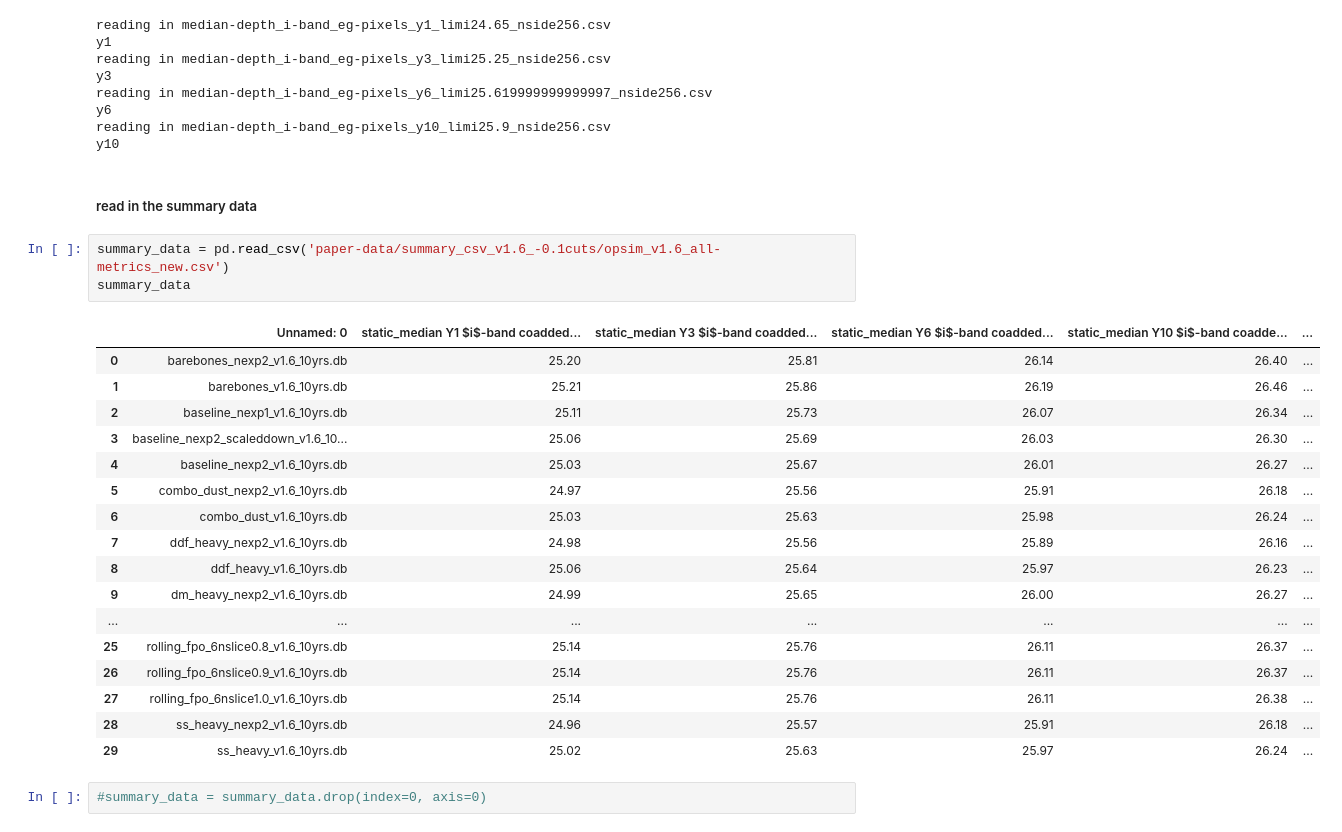
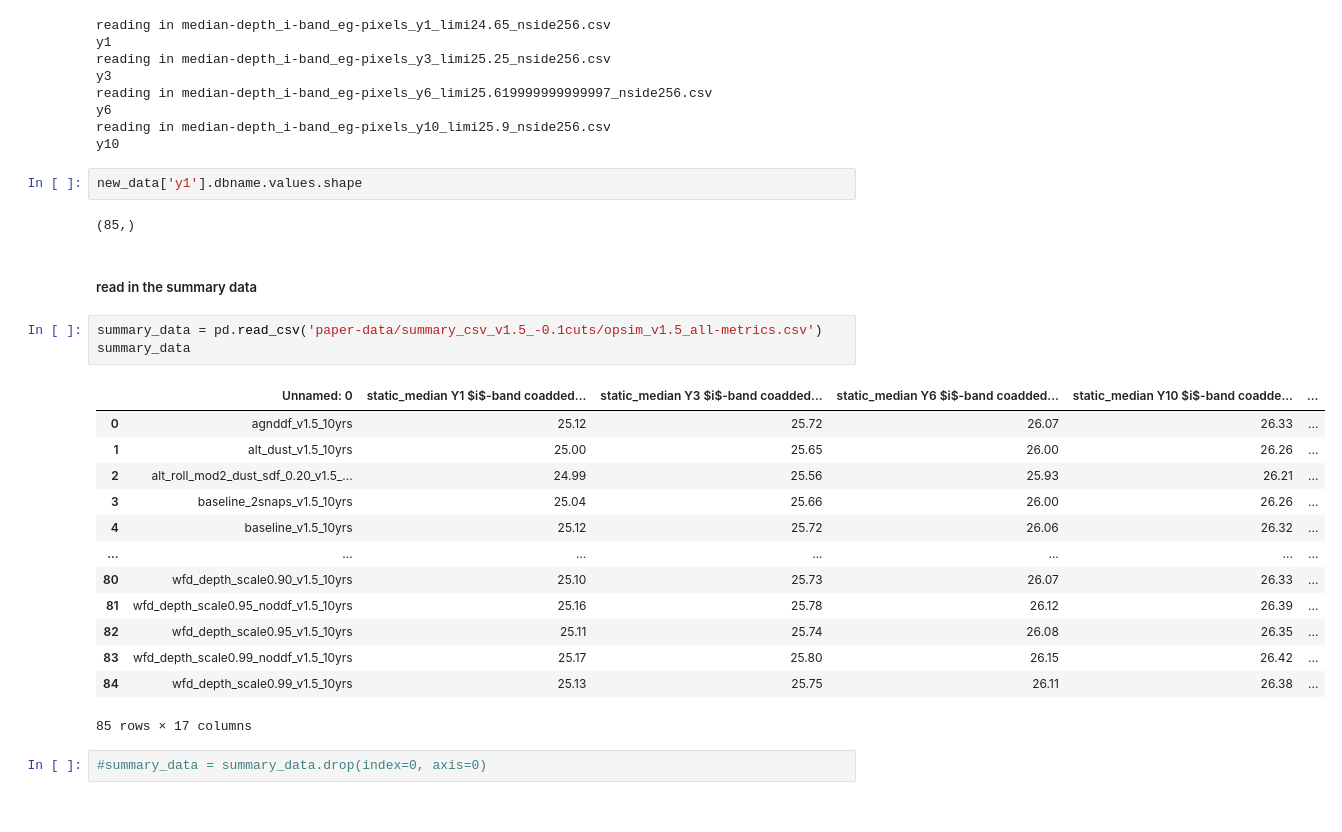
Before and after one commit to LSSTDESC/ObsStrat, a Jupyter notebook: postwp/paper_data_exgalm5-related.ipynb, the cells around one changed output. Drawn from its saved outputs; the diff is of its cells as text.

```diff
--- a/postwp/paper_data_exgalm5-related.ipynb
+++ b/postwp/paper_data_exgalm5-related.ipynb
@@ -60,29 +60,29 @@ reading in median-depth_i-band_eg-pixels_y6_limi25.619999999999997_nside256.csv
 y6
 reading in median-depth_i-band_eg-pixels_y10_limi25.9_nside256.csv
 y10
+# %%
+new_data['y1'].dbname.values.shape
+# %% [output]
+(85,)
 # %% [markdown]
 ##### read in the summary data
 # %%
-summary_data = pd.read_csv('paper-data/summary_csv_v1.6_-0.1cuts/opsim_v1.6_all-metrics_new.csv')
+summary_data = pd.read_csv('paper-data/summary_csv_v1.5_-0.1cuts/opsim_v1.5_all-metrics.csv')
 summary_data
 # %% [output]
 |  | Unnamed: 0 | static_median Y1 $i$-band coadded... | static_median Y3 $i$-band coadded... | static_median Y6 $i$-band coadded... | static_median Y10 $i$-band coadde... | ... |
-| 0 | barebones_nexp2_v1.6_10yrs.db | 25.20 | 25.81 | 26.14 | 26.40 | ... |
-| 1 | barebones_v1.6_10yrs.db | 25.21 | 25.86 | 26.19 | 26.46 | ... |
-| 2 | baseline_nexp1_v1.6_10yrs.db | 25.11 | 25.73 | 26.07 | 26.34 | ... |
-| 3 | baseline_nexp2_scaleddown_v1.6_10... | 25.06 | 25.69 | 26.03 | 26.30 | ... |
-| 4 | baseline_nexp2_v1.6_10yrs.db | 25.03 | 25.67 | 26.01 | 26.27 | ... |
-| 5 | combo_dust_nexp2_v1.6_10yrs.db | 24.97 | 25.56 | 25.91 | 26.18 | ... |
-| 6 | combo_dust_v1.6_10yrs.db | 25.03 | 25.63 | 25.98 | 26.24 | ... |
-| 7 | ddf_heavy_nexp2_v1.6_10yrs.db | 24.98 | 25.56 | 25.89 | 26.16 | ... |
-| 8 | ddf_heavy_v1.6_10yrs.db | 25.06 | 25.64 | 25.97 | 26.23 | ... |
-| 9 | dm_heavy_nexp2_v1.6_10yrs.db | 24.99 | 25.65 | 26.00 | 26.27 | ... |
+| 0 | agnddf_v1.5_10yrs | 25.12 | 25.72 | 26.07 | 26.33 | ... |
+| 1 | alt_dust_v1.5_10yrs | 25.00 | 25.65 | 26.00 | 26.26 | ... |
+| 2 | alt_roll_mod2_dust_sdf_0.20_v1.5_... | 24.99 | 25.56 | 25.93 | 26.21 | ... |
+| 3 | baseline_2snaps_v1.5_10yrs | 25.04 | 25.66 | 26.00 | 26.26 | ... |
+| 4 | baseline_v1.5_10yrs | 25.12 | 25.72 | 26.06 | 26.32 | ... |
 | ... | ... | ... | ... | ... | ... | ... |
-| 25 | rolling_fpo_6nslice0.8_v1.6_10yrs.db | 25.14 | 25.76 | 26.11 | 26.37 | ... |
-| 26 | rolling_fpo_6nslice0.9_v1.6_10yrs.db | 25.14 | 25.76 | 26.11 | 26.37 | ... |
-| 27 | rolling_fpo_6nslice1.0_v1.6_10yrs.db | 25.14 | 25.76 | 26.11 | 26.38 | ... |
-| 28 | ss_heavy_nexp2_v1.6_10yrs.db | 24.96 | 25.57 | 25.91 | 26.18 | ... |
-| 29 | ss_heavy_v1.6_10yrs.db | 25.02 | 25.63 | 25.97 | 26.24 | ... |
+| 80 | wfd_depth_scale0.90_v1.5_10yrs | 25.10 | 25.73 | 26.07 | 26.33 | ... |
+| 81 | wfd_depth_scale0.95_noddf_v1.5_10yrs | 25.16 | 25.78 | 26.12 | 26.39 | ... |
+| 82 | wfd_depth_scale0.95_v1.5_10yrs | 25.11 | 25.74 | 26.08 | 26.35 | ... |
+| 83 | wfd_depth_scale0.99_noddf_v1.5_10yrs | 25.17 | 25.80 | 26.15 | 26.42 | ... |
+| 84 | wfd_depth_scale0.99_v1.5_10yrs | 25.13 | 25.75 | 26.11 | 26.38 | ... |
+85 rows × 17 columns
 # %%
 #summary_data = summary_data.drop(index=0, axis=0)
 # %% [markdown]
```
Also changed, not shown: parts of 10 cells of this notebook.
